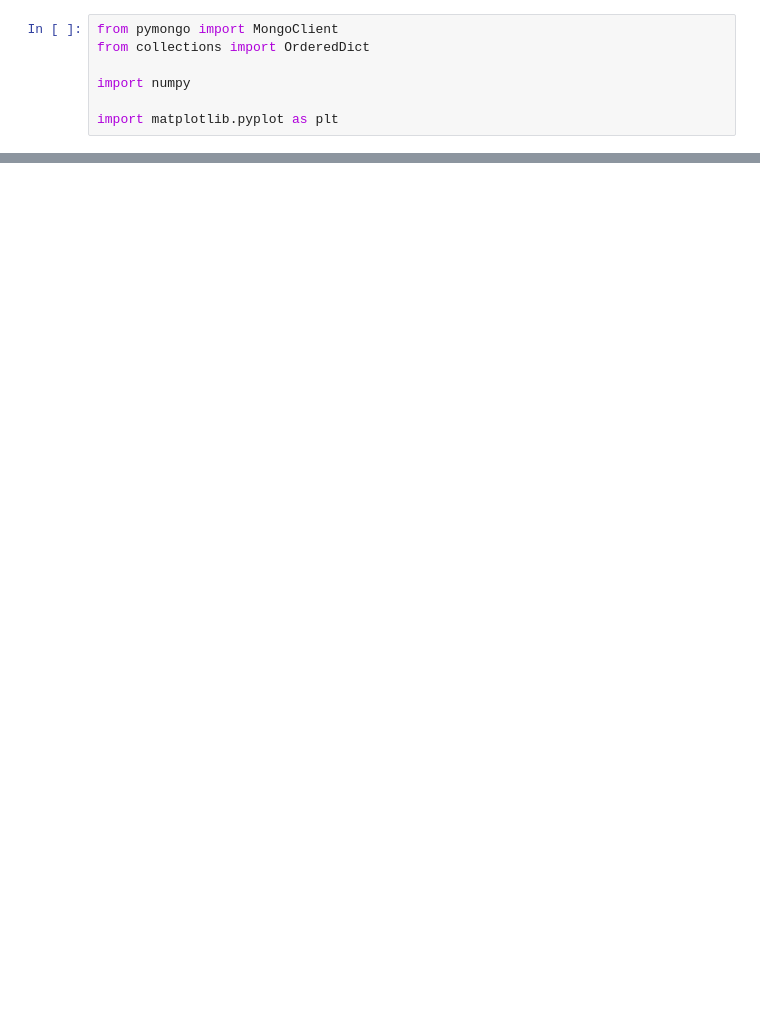
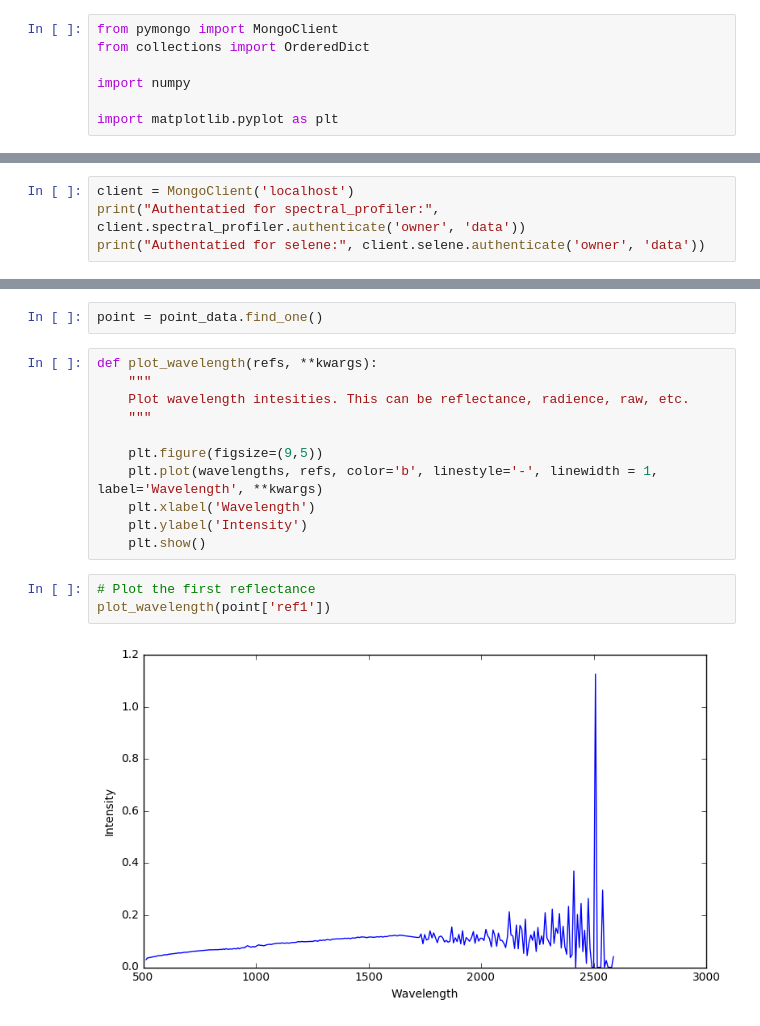
Before and after one commit to TeamSelene/BigDataVisualization, a Jupyter notebook: Notebooks/query_data.ipynb, the cells around one changed output, grey strips where cells are left out. Saved outputs shown, nothing was run; the diff lists cells and outputs as text; blank space fills up the shorter version.

```diff
--- a/Notebooks/query_data.ipynb
+++ b/Notebooks/query_data.ipynb
@@ -20,0 +8,4 @@ point_data.count()
+# %%
+client = MongoClient('localhost')
+print("Authentatied for spectral_profiler:", client.spectral_profiler.authenticate('owner', 'data'))
+print("Authentatied for selene:", client.selene.authenticate('owner', 'data'))
@@ -39,0 +35,18 @@ plt.show()
+# %%
+point = point_data.find_one()
+# %%
+def plot_wavelength(refs, **kwargs):
+    """
+    Plot wavelength intesities. This can be reflectance, radience, raw, etc.
+    """
+
+    plt.figure(figsize=(9,5))
+    plt.plot(wavelengths, refs, color='b', linestyle='-', linewidth = 1, label='Wavelength', **kwargs)
+    plt.xlabel('Wavelength')
+    plt.ylabel('Intensity')
+    plt.show()
+# %%
+# Plot the first reflectance
+plot_wavelength(point['ref1'])
+# %% [output]
+[figure, added]
```
Also changed, not shown: parts of 15 cells of this notebook, 1 other file.
